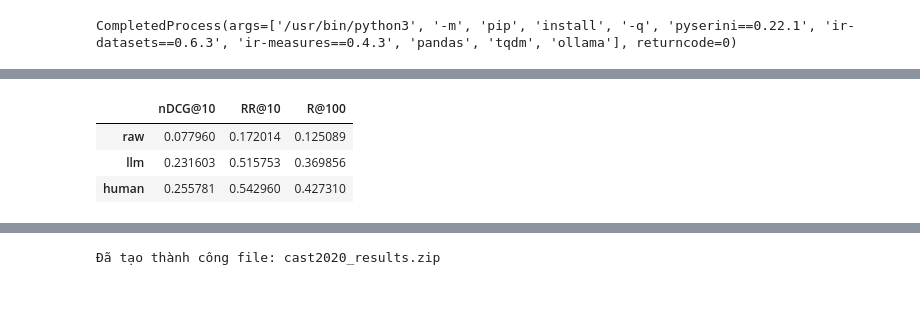
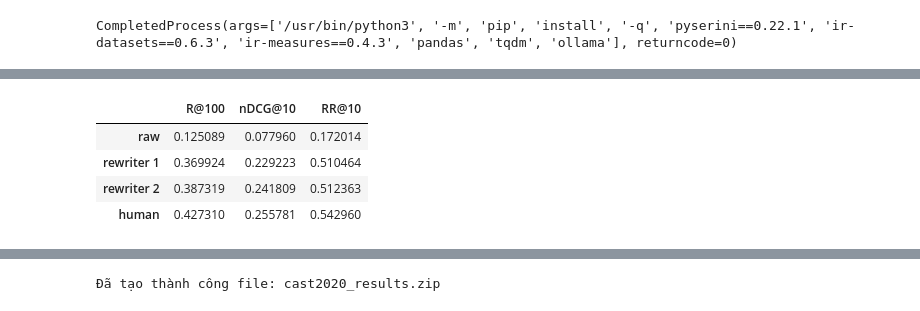
Before and after one commit to nktsagd/query-rewriter, a Jupyter notebook: notebooks/colab_benchmark.ipynb, the cells around one changed output, grey strips where cells are left out. Cells and saved outputs as stored; diff of their text form; code cells hidden in the pictures.

```diff
--- a/notebooks/colab_benchmark.ipynb
+++ b/notebooks/colab_benchmark.ipynb
@@ -41,7 +27,7 @@ try:
 except ImportError:
     subprocess.run([sys.executable, "-m", "pip", "install", "-q", "faiss-cpu"], check=True)
 
-# Cấu hình provider Ollama Cloud trên Colab, không dùng localhost:11434.
+# Cấu hình: Ollama Cloud trên Colab, không dùng localhost:11434.
 # Đã đồng bộ cấu hình tương thích cho Pillow trên Python 3.13.
 from pathlib import Path
 import json
@@ -55,7 +41,7 @@ from ollama import Client
 from pyserini.search.lucene import LuceneSearcher
 from tqdm.auto import tqdm
 
-MODEL = "qwen3.5:9b"  # model LLM; đổi nếu muốn, xem https://ollama.com/search?c=cloud
+MODEL = "gemma4:31b"  # tên model cloud; đổi nếu muốn, xem https://ollama.com/search?c=cloud
 OLLAMA_HOST = "https://ollama.com"
 TOP_K = 100
 K1, B = 0.9, 0.4
@@ -63,10 +49,7 @@ K1, B = 0.9, 0.4
 OUTPUT = Path("cast2020_results")
 OUTPUT.mkdir(exist_ok=True)
 
-from google.colab import userdata
-api_key = userdata.get("OLLAMA_API_KEY")
-if not api_key:
-    raise RuntimeError("Chưa cấu hình Colab Secret OLLAMA_API_KEY")
+api_key = "4c9948c61df9434b86ff83570ef9bf4e.XOwZkjfbF1XNg4mEeAZfSBLR"
 
 client = Client(
     host=OLLAMA_HOST,
@@ -237,30 +319,40 @@ rewrites.head()
 # %%
-# Retrieval cho LLM và bảng kết quả cuối cùng.
-llm_queries = rewrites.set_index("query_id").rewrite.reindex(judged.query_id)
-runs["llm"] = retrieve(llm_queries, "llm")
-scores["llm"], per_query["llm"] = evaluate(runs["llm"])
-runs["llm"].to_csv(OUTPUT / "llm_run.csv", index=False)
+# Thực hiện Retrieval và Evaluation cho toàn bộ các phương pháp thành công
+for method_name in SYSTEM_PROMPTS.keys():
+    method_rewrites = rewrites[rewrites["method"] == method_name]
+    if method_rewrites.empty:
+        continue
 
-summary = pd.DataFrame(scores).T.loc[["raw", "llm", "human"]]
+    llm_queries = method_rewrites.set_index("query_id").rewrite.reindex(judged.query_id)
+    runs[method_name] = retrieve(llm_queries, method_name)
+    scores[method_name], per_query[method_name] = evaluate(runs[method_name])
+    runs[method_name].to_csv(OUTPUT / f"{method_name}_run.csv", index=False)
+
+# Bảng kết quả tổng hợp bao gồm cả các variants mới
+active_methods = ["raw"] + [m for m in SYSTEM_PROMPTS.keys() if m in scores] + ["human"]
+summary = pd.DataFrame(scores).T.loc[active_methods]
 summary.to_csv(OUTPUT / "aggregate_metrics.csv")
 display(summary)
 
-# Delta theo từng query: số dương nghĩa là LLM tốt hơn Raw.
-delta = per_query["llm"] - per_query["raw"]
-delta["classification"] = delta["nDCG@10"].map(
-    lambda x: "improved" if x > 0 else "degraded" if x < 0 else "tied"
-)
-delta = judged[["query_id", "topic", "turn", "raw", "human"]].merge(
-    rewrites[["query_id", "rewrite"]], on="query_id"
-).merge(delta.reset_index(), on="query_id")
-delta.to_csv(OUTPUT / "llm_minus_raw_per_query.csv", index=False)
+# So sánh sự cải thiện giữa phương pháp rewriter 1 và raw làm ví dụ mẫu
+if "rewriter 1" in per_query:
+    delta = per_query["rewriter 1"] - per_query["raw"]
+    delta["classification"] = delta["nDCG@10"].map(
+        lambda x: "improved" if x > 0 else "degraded" if x < 0 else "tied"
+    )
+    default_rewrites = rewrites[rewrites["method"] == "rewriter 1"]
+    delta = judged[["query_id", "topic", "turn", "raw", "human"]].merge(
+        default_rewrites[["query_id", "rewrite"]], on="query_id"
+    ).merge(delta.reset_index(), on="query_id")
+    delta.to_csv(OUTPUT / "llm_minus_raw_per_query.csv", index=False)
 
-delta.sort_values("nDCG@10", ascending=False).head(10)
+    display(delta.sort_values("nDCG@10", ascending=False).head(10))
 # %% [output]
-|  | nDCG@10 | RR@10 | R@100 |
-| raw | 0.077960 | 0.172014 | 0.125089 |
-| llm | 0.231603 | 0.515753 | 0.369856 |
-| human | 0.255781 | 0.542960 | 0.427310 |
+|  | R@100 | nDCG@10 | RR@10 |
+| raw | 0.125089 | 0.077960 | 0.172014 |
+| rewriter 1 | 0.369924 | 0.229223 | 0.510464 |
+| rewriter 2 | 0.387319 | 0.241809 | 0.512363 |
+| human | 0.427310 | 0.255781 | 0.542960 |
 |  | query_id | topic | turn | raw | human | rewrite | R@100 | RR@10 | nDCG@10 | classification |
 | 69 | 89_4 | 89 | 4 | Where is it native to? | Where is the Venus flytrap native... | Where are Venus flytraps native to? | 0.928571 | 1.0 | 0.736447 | improved |
 | 159 | 100_7 | 100 | 7 | I meant medicare | What is the coverage of the crown... | What is the Medicare coverage for... | 0.650000 | 1.0 | 0.663864 | improved |
```
Also changed, not shown: parts of 7 cells of this notebook.
